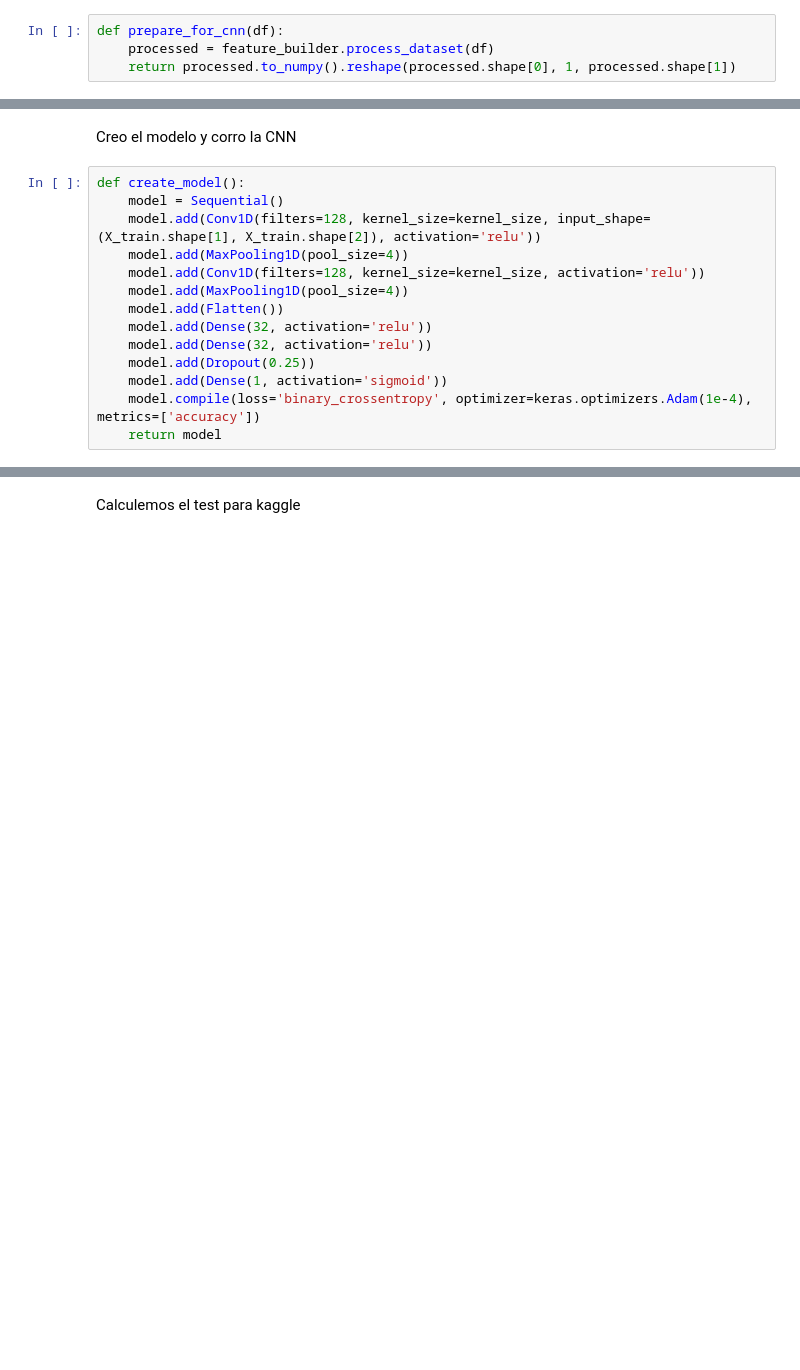
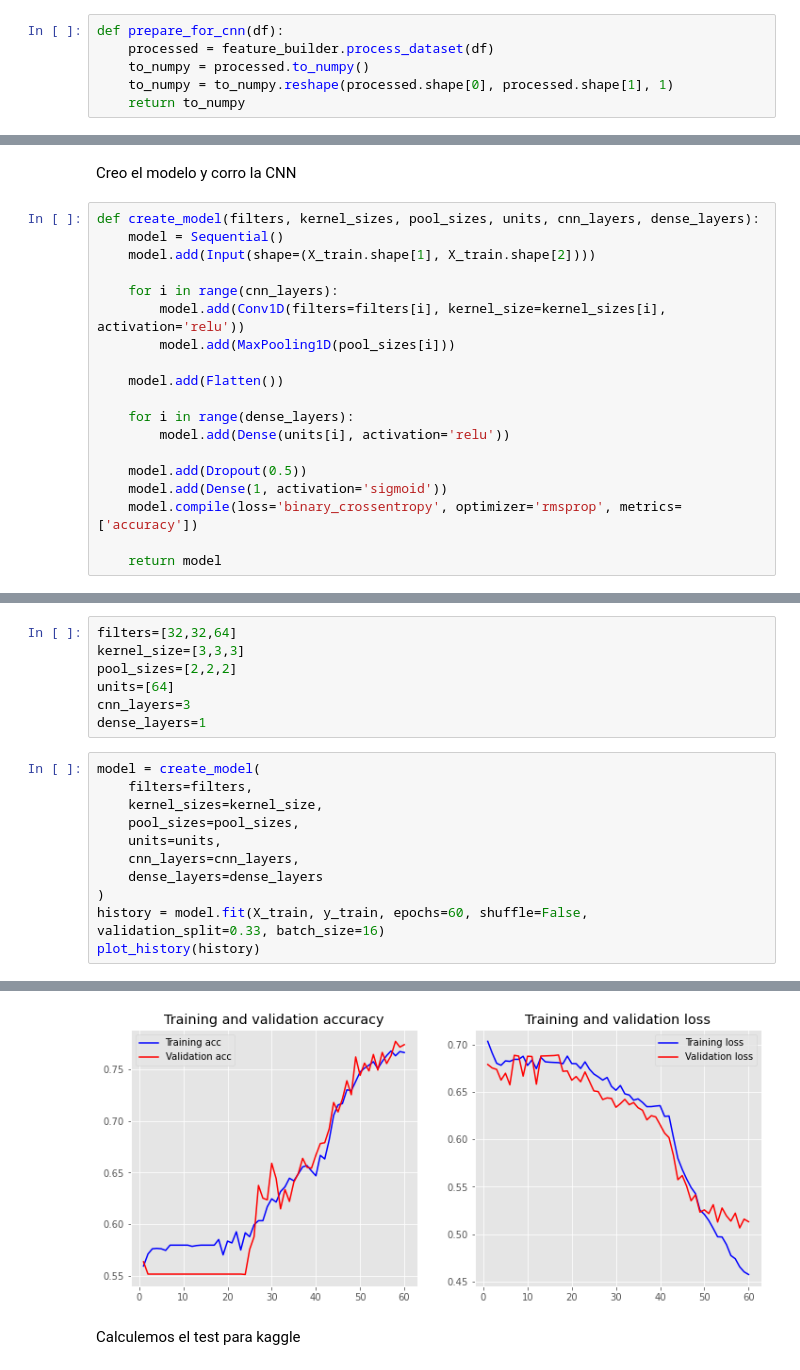
Before and after one commit to maxilevi/tp2-datos, a Jupyter notebook: cnn.ipynb, the cells around one changed output, grey strips where cells are left out. Cells and saved outputs as stored; diff of their text form; blank space fills up the shorter version.

```diff
--- a/cnn.ipynb
+++ b/cnn.ipynb
@@ -19,5 +18,7 @@ Armo features con el feature_builder
 # %%
 def prepare_for_cnn(df):
     processed = feature_builder.process_dataset(df)
-    return processed.to_numpy().reshape(processed.shape[0], 1, processed.shape[1])
+    to_numpy = processed.to_numpy()
+    to_numpy = to_numpy.reshape(processed.shape[0], processed.shape[1], 1)
+    return to_numpy
 # %%
@@ -28,16 +31,21 @@ Percentage of words covered in the embeddings = 0.6336399642263958
 # %% [markdown]
 Creo el modelo y corro la CNN
 # %%
-def create_model():
+def create_model(filters, kernel_sizes, pool_sizes, units, cnn_layers, dense_layers):
     model = Sequential()
-    model.add(Conv1D(filters=128, kernel_size=kernel_size, input_shape=(X_train.shape[1], X_train.shape[2]), activation='relu'))
-    model.add(MaxPooling1D(pool_size=4))
-    model.add(Conv1D(filters=128, kernel_size=kernel_size, activation='relu'))
-    model.add(MaxPooling1D(pool_size=4))
+    model.add(Input(shape=(X_train.shape[1], X_train.shape[2])))
+
+    for i in range(cnn_layers):
+        model.add(Conv1D(filters=filters[i], kernel_size=kernel_sizes[i], activation='relu'))
+        model.add(MaxPooling1D(pool_sizes[i]))
+
     model.add(Flatten())
-    model.add(Dense(32, activation='relu'))
-    model.add(Dense(32, activation='relu'))
-    model.add(Dropout(0.25))
+
+    for i in range(dense_layers):
+        model.add(Dense(units[i], activation='relu'))
+
+    model.add(Dropout(0.5))
     model.add(Dense(1, activation='sigmoid'))
-    model.compile(loss='binary_crossentropy', optimizer=keras.optimizers.Adam(1e-4), metrics=['accuracy'])
+    model.compile(loss='binary_crossentropy', optimizer='rmsprop', metrics=['accuracy'])
+
     return model
@@ -50,0 +59,19 @@ ValueError: Negative dimension size caused by subtracting 5 from 1 for '{{node c
+# %%
+filters=[32,32,64]
+kernel_size=[3,3,3]
+pool_sizes=[2,2,2]
+units=[64]
+cnn_layers=3
+dense_layers=1
+# %%
+model = create_model(
+    filters=filters,
+    kernel_sizes=kernel_size,
+    pool_sizes=pool_sizes,
+    units=units,
+    cnn_layers=cnn_layers,
+    dense_layers=dense_layers
+)
+history = model.fit(X_train, y_train, epochs=60, shuffle=False, validation_split=0.33, batch_size=16)
+plot_history(history)
+# %% [output]
@@ -51,3 +95,4 @@ ValueError: Negative dimension size caused by subtracting 5 from 1 for '{{node c
+[figure, added]
 # %% [markdown]
 Calculemos el test para kaggle
 # %%
```
Also changed, not shown: parts of 8 cells of this notebook.
